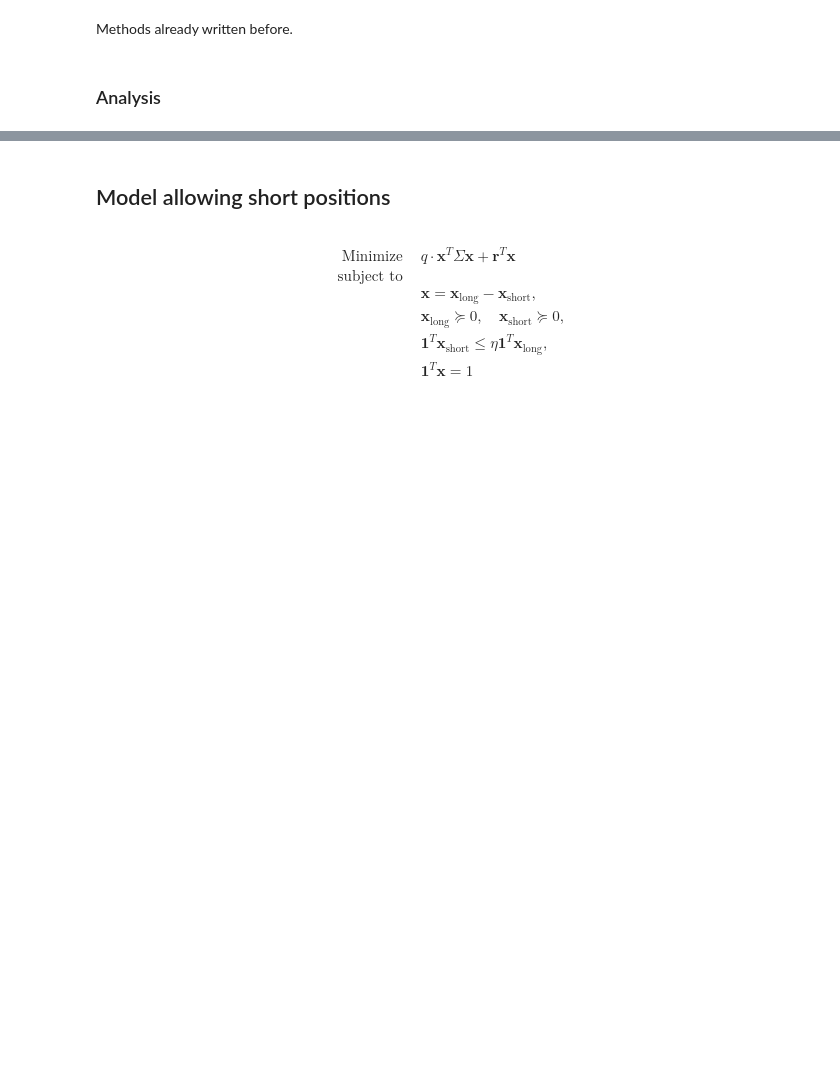
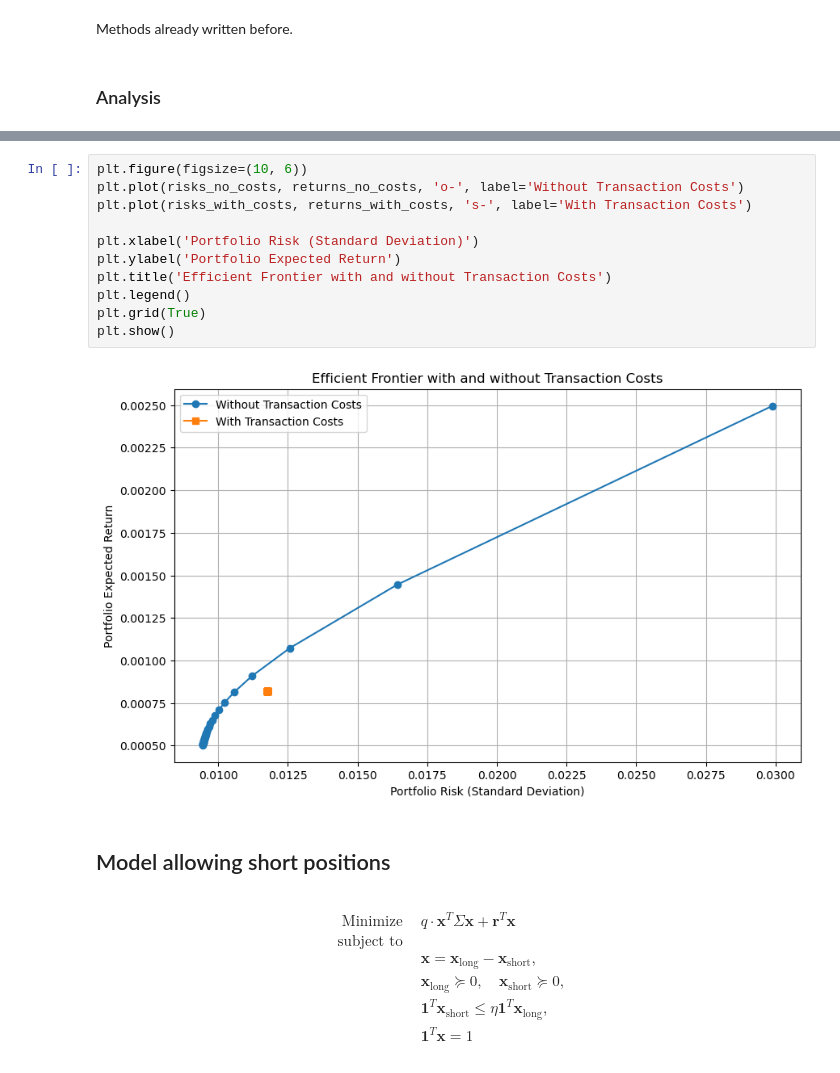
Before and after one commit to jchhong/math441-convex-opt, a Jupyter notebook: main.ipynb, the cells around one changed output, grey strips where cells are left out. Cells and saved outputs as stored; diff of their text form; blank space fills up the shorter version.

Commit message:
visualization
entropic risk portfolio, did not understand it. sry

```diff
--- a/main.ipynb
+++ b/main.ipynb
@@ -120,6 +141,19 @@ Optimal x with no transaction costs: [ 3.92591974e-02  1.32860279e-01  5.2268005
 Initial x: [0.1 0.1 0.1 0.1 0.1 0.1 0.1 0.1 0.1 0.1]
 Optimal x with transaction costs: [0.09999933 0.1        0.1        0.1        0.10000066 0.1
  0.1        0.1        0.1        0.1       ]
+# %%
+plt.figure(figsize=(10, 6))
+plt.plot(risks_no_costs, returns_no_costs, 'o-', label='Without Transaction Costs')
+plt.plot(risks_with_costs, returns_with_costs, 's-', label='With Transaction Costs')
+
+plt.xlabel('Portfolio Risk (Standard Deviation)')
+plt.ylabel('Portfolio Expected Return')
+plt.title('Efficient Frontier with and without Transaction Costs')
+plt.legend()
+plt.grid(True)
+plt.show()
+# %% [output]
+[figure, added]
 # %% [markdown]
 ## Model allowing short positions
 # %% [markdown]
```
Also changed, not shown: parts of 6 cells of this notebook.
